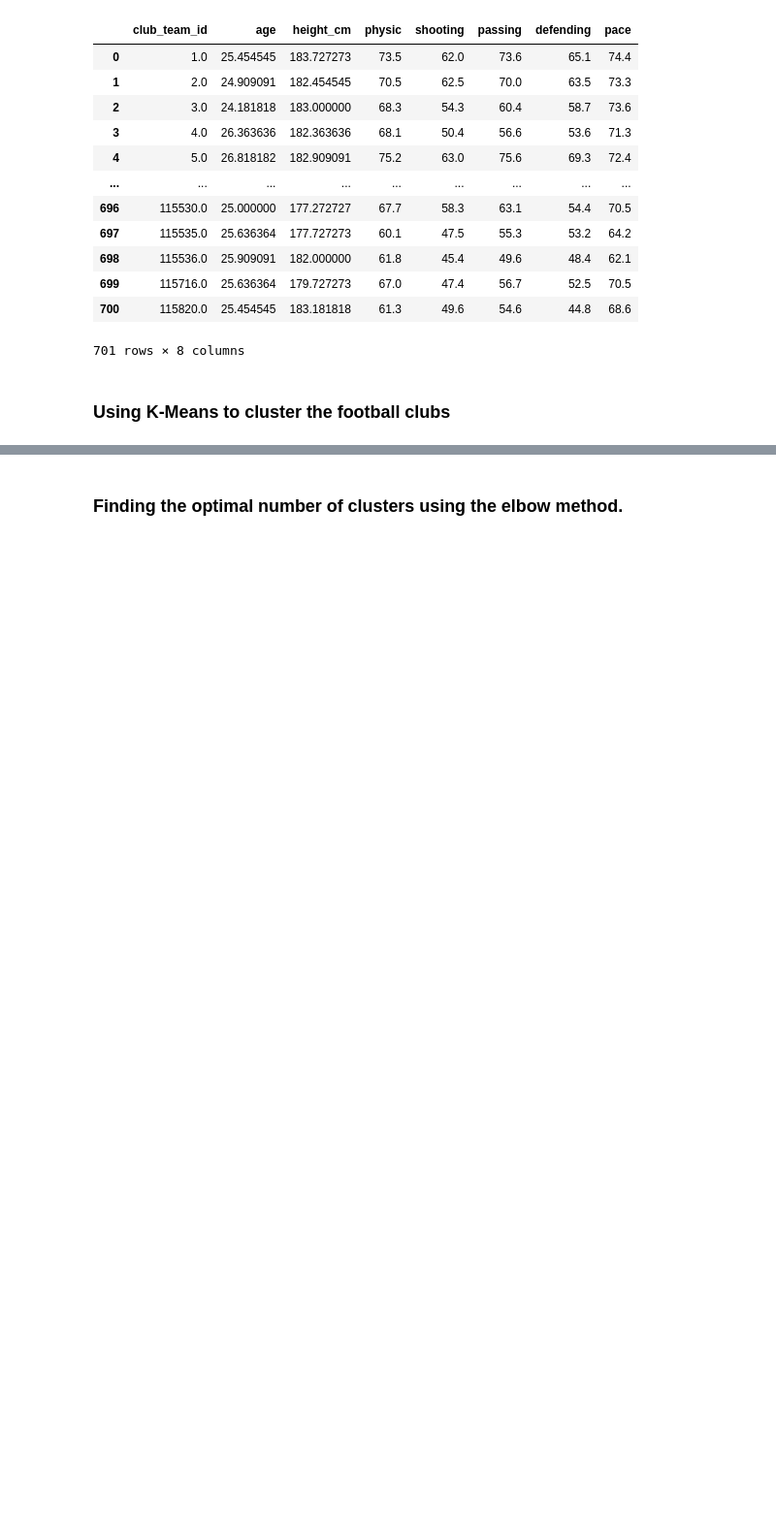
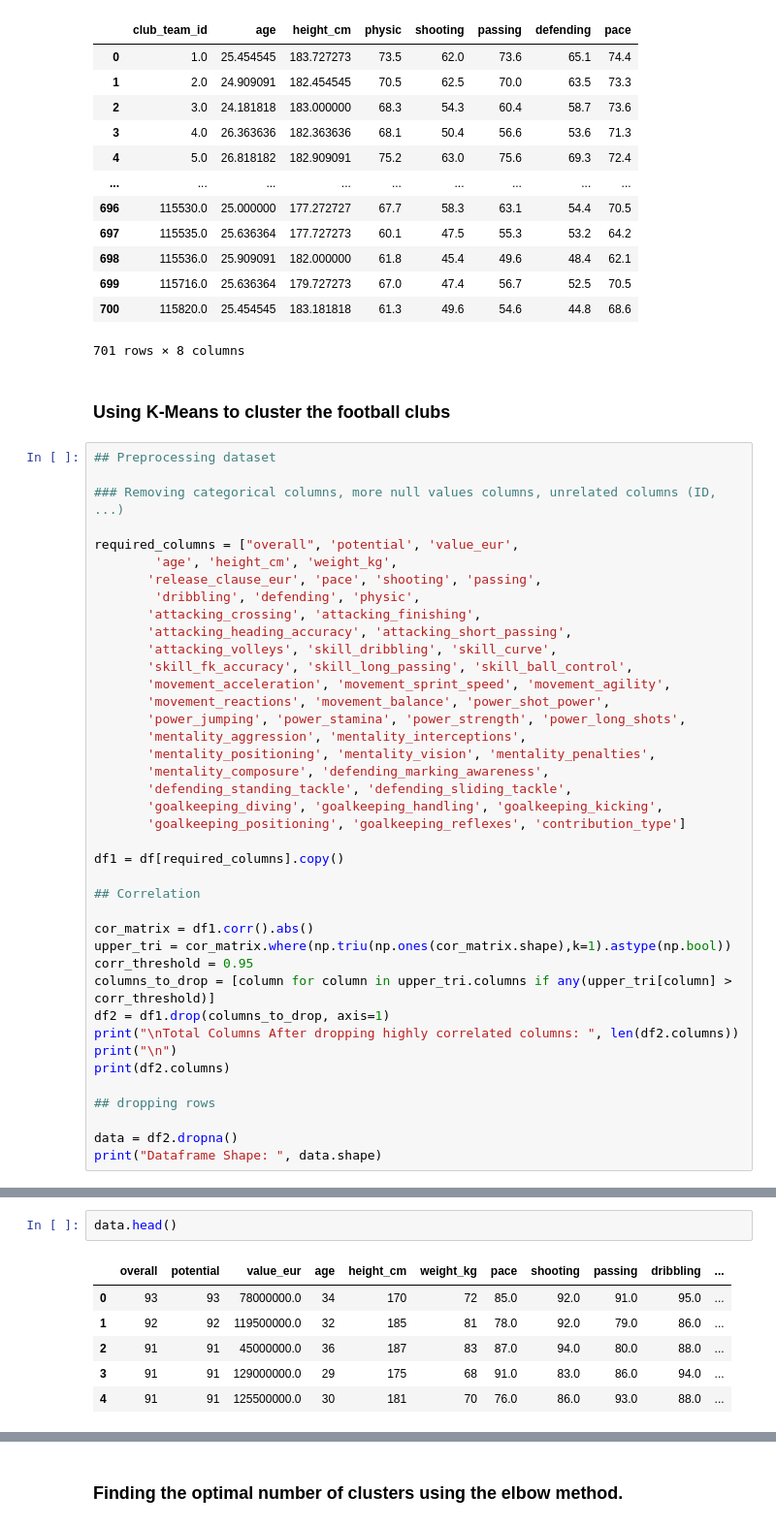
Before and after one commit to Elysian01/IIITB-MTech-AI-Assignments, a Jupyter notebook: Machine-Learning-Assignments-SEM-1/Assignment1/3.ipynb, the cells around one changed output, grey strips where cells are left out. Shown: that part at 97% size. Saved outputs shown, nothing was run; the diff lists cells and outputs as text; blank space fills up the shorter version.

```diff
--- a/Machine-Learning-Assignments-SEM-1/Assignment1/3.ipynb
+++ b/Machine-Learning-Assignments-SEM-1/Assignment1/3.ipynb
@@ -124,3 +125,43 @@ club_info
 701 rows × 8 columns
 # %% [markdown]
 ### Using K-Means to cluster the football clubs
+# %%
+## Preprocessing dataset
+
+### Removing categorical columns, more null values columns, unrelated columns (ID, ...)
+
+required_columns = ["overall", 'potential', 'value_eur',
+        'age', 'height_cm', 'weight_kg',
+       'release_clause_eur', 'pace', 'shooting', 'passing',
+        'dribbling', 'defending', 'physic',
+       'attacking_crossing', 'attacking_finishing',
+       'attacking_heading_accuracy', 'attacking_short_passing',
+       'attacking_volleys', 'skill_dribbling', 'skill_curve',
+       'skill_fk_accuracy', 'skill_long_passing', 'skill_ball_control',
+       'movement_acceleration', 'movement_sprint_speed', 'movement_agility',
+       'movement_reactions', 'movement_balance', 'power_shot_power',
+       'power_jumping', 'power_stamina', 'power_strength', 'power_long_shots',
+       'mentality_aggression', 'mentality_interceptions',
+       'mentality_positioning', 'mentality_vision', 'mentality_penalties',
+       'mentality_composure', 'defending_marking_awareness',
+       'defending_standing_tackle', 'defending_sliding_tackle',
+       'goalkeeping_diving', 'goalkeeping_handling', 'goalkeeping_kicking',
+       'goalkeeping_positioning', 'goalkeeping_reflexes', 'contribution_type']
+
+df1 = df[required_columns].copy()
+
+## Correlation
+
+cor_matrix = df1.corr().abs()
+upper_tri = cor_matrix.where(np.triu(np.ones(cor_matrix.shape),k=1).astype(np.bool))
+corr_threshold = 0.95
+columns_to_drop = [column for column in upper_tri.columns if any(upper_tri[column] > corr_threshold)]
+df2 = df1.drop(columns_to_drop, axis=1)
+print("\nTotal Columns After dropping highly correlated columns: ", len(df2.columns))
+print("\n")
+print(df2.columns)
+
+## dropping rows
+
+data = df2.dropna()
+print("Dataframe Shape: ", data.shape)
@@ -126,0 +184,9 @@ club_info
+# %%
+data.head()
+# %% [output]
+|  | overall | potential | value_eur | age | height_cm | weight_kg | pace | shooting | passing | dribbling | ... |
+| 0 | 93 | 93 | 78000000.0 | 34 | 170 | 72 | 85.0 | 92.0 | 91.0 | 95.0 | ... |
+| 1 | 92 | 92 | 119500000.0 | 32 | 185 | 81 | 78.0 | 92.0 | 79.0 | 86.0 | ... |
+| 2 | 91 | 91 | 45000000.0 | 36 | 187 | 83 | 87.0 | 94.0 | 80.0 | 88.0 | ... |
+| 3 | 91 | 91 | 129000000.0 | 29 | 175 | 68 | 91.0 | 83.0 | 86.0 | 94.0 | ... |
+| 4 | 91 | 91 | 125500000.0 | 30 | 181 | 70 | 76.0 | 86.0 | 93.0 | 88.0 | ... |
```
Also changed, not shown: parts of 10 cells of this notebook, 3 other files.
